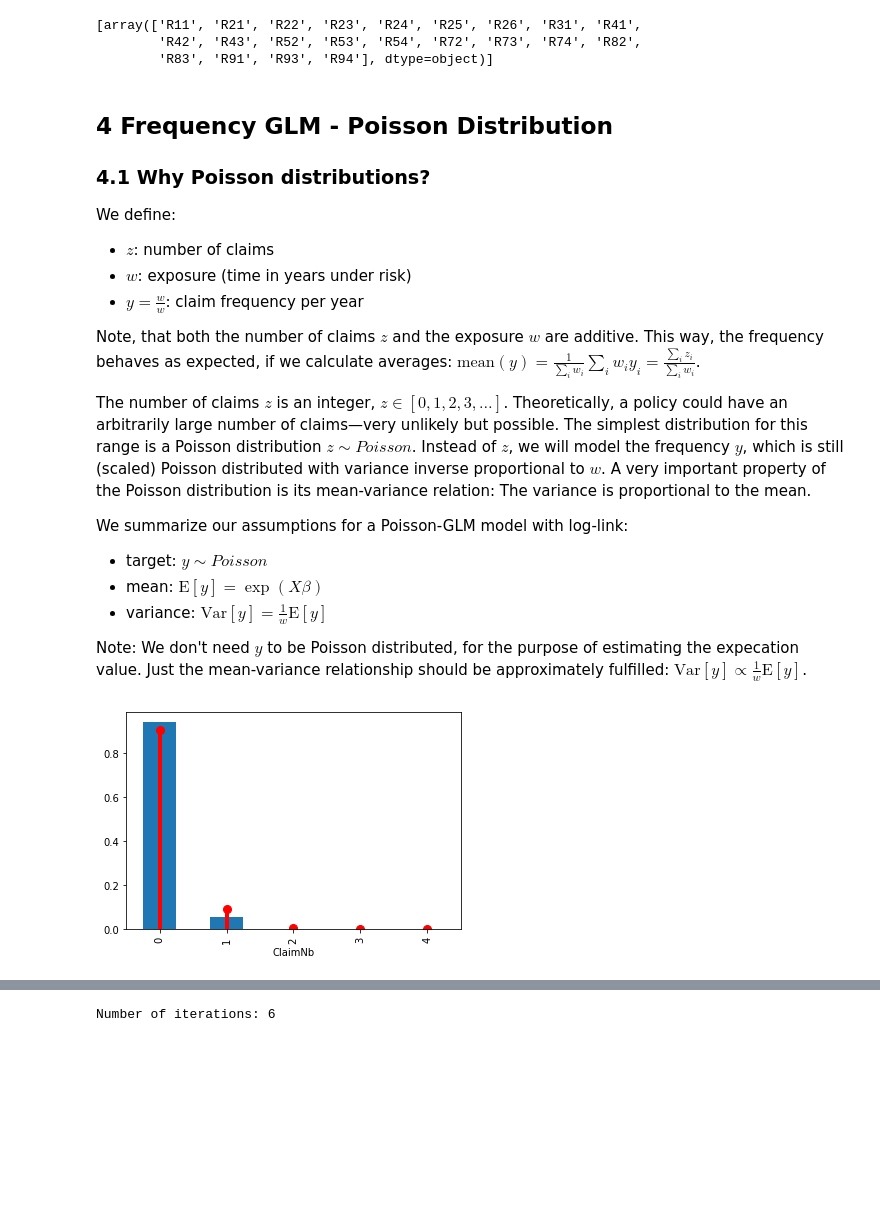
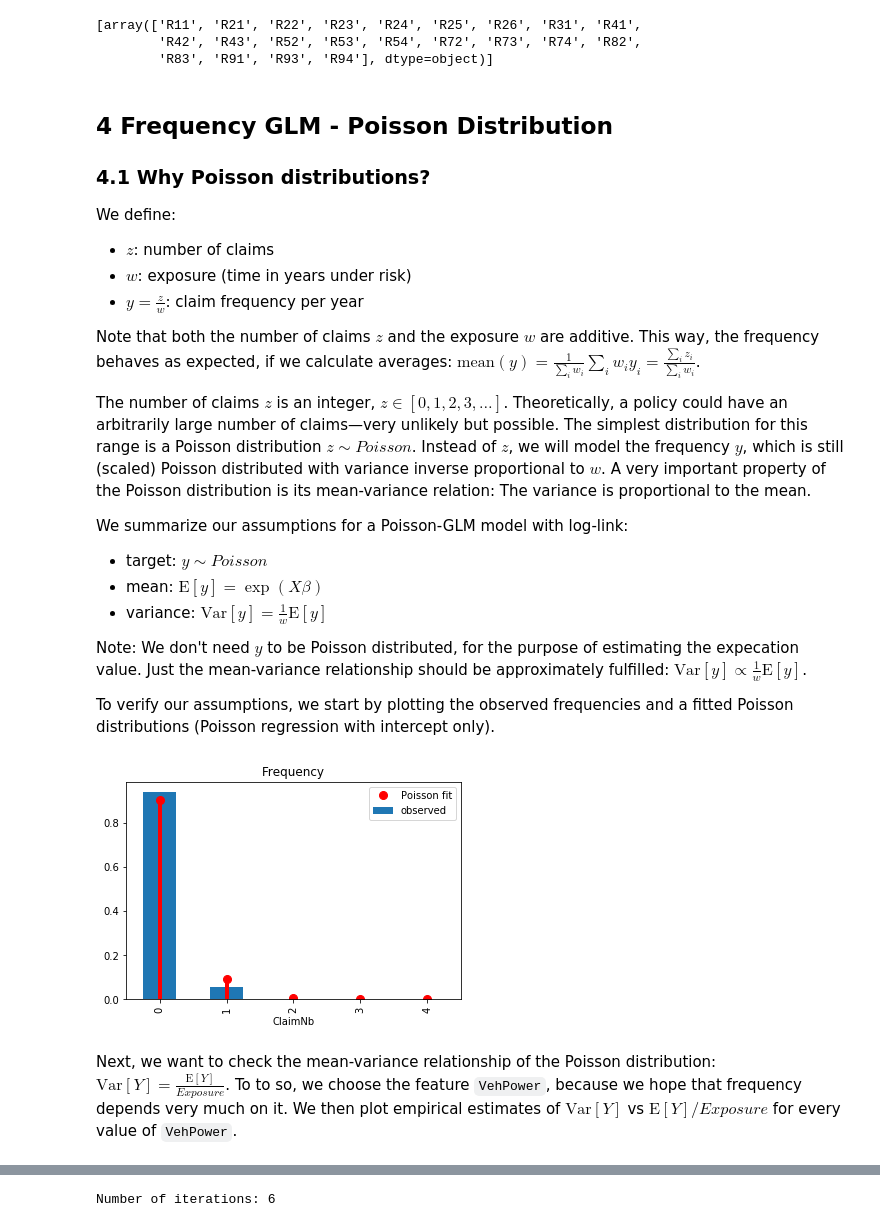
Before and after one commit to lorentzenchr/Tutorial_freMTPL2, a Jupyter notebook: glm_freMTPL2_example.ipynb, the cells around one changed output, grey strips where cells are left out. Drawn from its saved outputs; the diff is of its cells as text; code cells hidden in the pictures; blank space fills up the shorter version.

```diff
--- a/glm_freMTPL2_example.ipynb
+++ b/glm_freMTPL2_example.ipynb
@@ -199,11 +206,11 @@ df.set_index('IDpol', inplace=True)
 df_sev = pd.read_csv("https://www.openml.org/data/get_csv/20649149/freMTPL2sev.arff",
                      index_col=0)
 # %%
-# join ClaimAmount fro df_sev to df:
-#   1. cut ClaimAmount at 100000
+# join ClaimAmount from df_sev to df:
+#   1. cut ClaimAmount at 100_000
 #   2. aggregate ClaimAmount per IDpol
 #   3. join by IDpol
-df_sev['ClaimAmountCut'] = df_sev['ClaimAmount'].clip(upper=100000)
+df_sev['ClaimAmountCut'] = df_sev['ClaimAmount'].clip(upper=100_000)
 df = df.join(
     df_sev.groupby(level=0).sum(), how='left')
 df.fillna(value={'ClaimAmount': 0, 'ClaimAmountCut': 0}, inplace=True)
@@ -406,9 +413,9 @@ display(col_trans_GLM1.transformers_[7][1].categories_)
 We define:
 - $z$: number of claims
 - $w$: exposure (time in years under risk)
-- $y = \frac{w}{w}$: claim frequency per year
+- $y = \frac{z}{w}$: claim frequency per year
 
-Note, that both the number of claims $z$ and the exposure $w$ are additive. This way, the frequency behaves as expected, if we calculate averages: $\mathrm{mean}(y) = \frac{1}{\sum_i w_i}\sum_i w_i y_i = \frac{\sum_i z_i}{\sum_i w_i}$.
+Note that both the number of claims $z$ and the exposure $w$ are additive. This way, the frequency behaves as expected, if we calculate averages: $\mathrm{mean}(y) = \frac{1}{\sum_i w_i}\sum_i w_i y_i = \frac{\sum_i z_i}{\sum_i w_i}$.
 
 The number of claims $z$ is an integer, $z \in [0, 1, 2, 3, \ldots]$. Theoretically, a policy could have an arbitrarily large number of claims&mdash;very unlikely but possible. The simplest distribution for this range is a Poisson distribution $z \sim Poisson$. Instead of $z$, we will model the frequency $y$, which is still (scaled) Poisson distributed with variance inverse proportional to $w$. A very important property of the Poisson distribution is its mean-variance relation: The variance is proportional to the mean.
 
@@ -418,27 +425,33 @@ We summarize our assumptions for a Poisson-GLM model with log-link:
 - variance: $\mathrm{Var}[y] = \frac{1}{w} \mathrm{E}[y]$
 
 Note: We don't need $y$ to be Poisson distributed, for the purpose of estimating the expecation value. Just the mean-variance relationship should be approximately fulfilled: $\mathrm{Var}[y] \propto \frac{1}{w} \mathrm{E}[y]$.
+
+To verify our assumptions, we start by plotting the observed frequencies and a fitted Poisson distributions (Poisson regression with intercept only).
 # %%
 #df['ClaimNb'].plot(kind='hist', density = True)
 
 df_plot = (
     df.loc[:, ['ClaimNb', 'Exposure']]
     .groupby('ClaimNb')
     .sum()
     .assign(Frequency_Observed = lambda x: x.Exposure / df['Exposure'].sum())
 )
 
-df_plot['Frequency_Observed'].plot(kind = 'bar')
+df_plot['Frequency_Observed'].plot(kind = 'bar', label='observed')
 
 mean = df['ClaimNb'].sum() / df['Exposure'].sum()
 x = range(5)
-plt.plot(x, scipy.stats.poisson.pmf(x, mean), 'ro', ms=8, mec='r')
+plt.plot(x, scipy.stats.poisson.pmf(x, mean), 'ro', ms=8, mec='r', label='Poisson fit')
 plt.vlines(x=x, ymin=0, ymax=scipy.stats.poisson.pmf(x, mean), color='r', lw=4)
-plt.xticks(x);
+plt.xticks(x)
+plt.legend()
+plt.title("Frequency");
 
 # Not too bad, visually.
 # %% [output]
-[figure, old version]
+[figure, new version]
+# %% [markdown]
+Next, we want to check the mean-variance relationship of the Poisson distribution: $\mathrm{Var}[Y] = \frac{\mathrm{E}[Y]}{Exposure}$. To to so, we choose the feature `VehPower`, because we hope that frequency depends very much on it. We then plot empirical estimates of $\mathrm{Var}[Y]$ vs $\mathrm{E}[Y]/Exposure$ for every value of `VehPower`.
 # %%
 # Check mean-variance relationship for Poisson: Var[Y] = E[Y] / Exposure
 # Estimate Var[Y] and E[Y]
```
Also changed, not shown: parts of 16 cells of this notebook.
